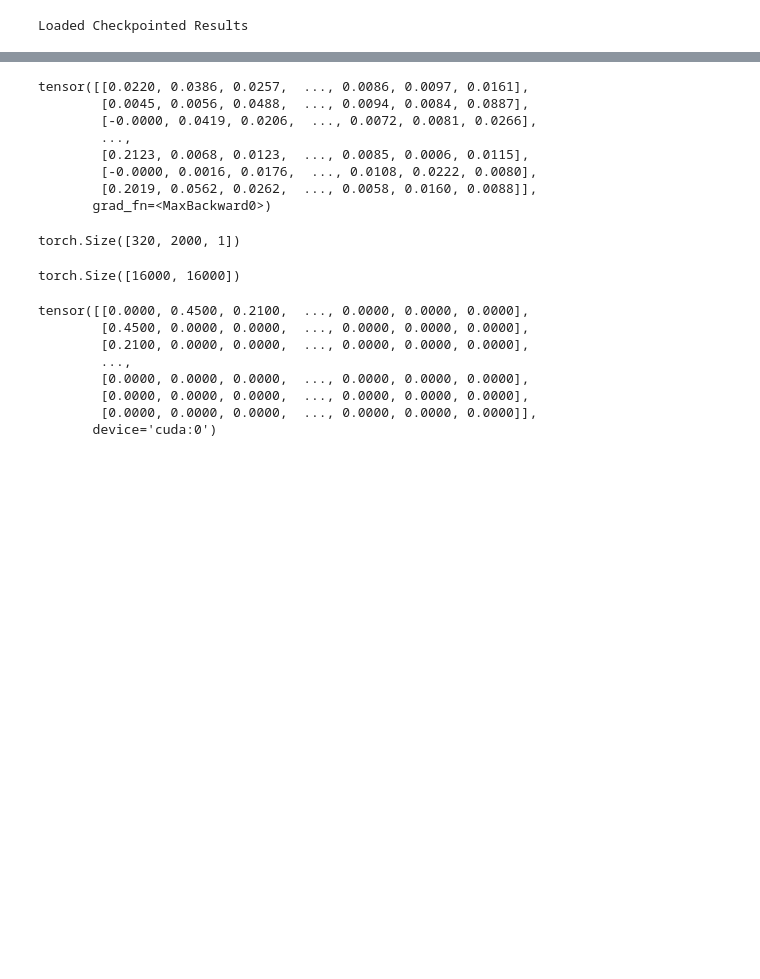
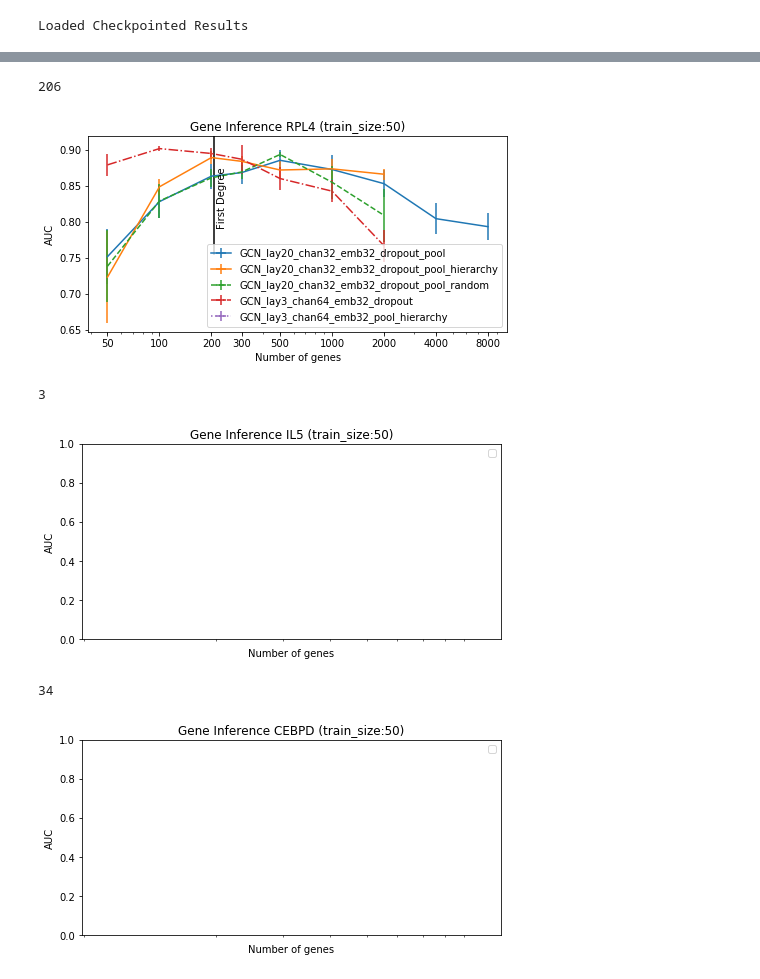
Before and after one commit to mila-iqia/gene-graph-conv, a Jupyter notebook: clustering-methods.ipynb, the cells around one changed output, grey strips where cells are left out. Cells and saved outputs as stored; diff of their text form; code cells hidden in the pictures; blank space fills up the shorter version.

```diff
--- a/clustering-methods.ipynb
+++ b/clustering-methods.ipynb
@@ -32,7 +31,7 @@ try:
     results = pickle.load(open(filename, "rb"), encoding='latin1')
     print("Loaded Checkpointed Results")
 except Exception as e:
-    results = pd.DataFrame(columns=['auc', 'gene', 'model', 'num_genes', 'seed', 'train_size'])
+    results = pd.DataFrame(columns=['auc', 'gene', 'model', 'num_genes', 'seed', 'train_size', 'time_elapsed'])
     print("Created a New Results Dictionary")
 # %% [output]
 Loaded Checkpointed Results
@@ -124,6 +120,7 @@ for row in todo:
 
     del model
     experiment["auc"] = auc
+    experiment["time_elapsed"] = str(time.time() - start_time)
     results = record_result(results, experiment, filename)
     print("time elapsed for genes: " +str(num_genes) + " : " + str(time.time() - start_time))
 # %% [output]
@@ -148,30 +165,0 @@ KeyboardInterrupt:
-# %%
-row = todo[0]
-print(row)
-start_time = time.time()
-gene = row["gene"]
-model_name = row["model"]
-seed = row["seed"]
-num_genes = 2000
-train_size = row["train_size"]
-
-model = [x for x in model_list if x.name == model_name][0]
-
-experiment = {
-    "gene": gene,
-    "model": model.name,
-    "num_genes": num_genes,
-    "train_size": train_size,
-    "seed": seed,
-}
-
-dataset.labels = dataset.df[gene].where(dataset.df[gene] > 0).notnull().astype("int")
-X_train, X_test, y_train, y_test = sklearn.model_selection.train_test_split(dataset.df, dataset.labels, stratify=dataset.labels, train_size=train_size, test_size=test_size, random_state=seed)
-
-neighbors = gene_graph.bfs_sample_neighbors(gene, num_genes)
-
-X_train = X_train[list(neighbors.nodes)].copy()
-X_test = X_test[list(neighbors.nodes)].copy()
-X_train[gene] = 1
-X_test[gene] = 1
-adj = np.asarray(nx.to_numpy_matrix(neighbors))
@@ -219,33 +166,3 @@ tensor([[0.0490, 0.0281, 0.0000,  ..., 0.4717, 0.0000, 0.4486],
-# %%
-(x.view(-1, x.size(-1), 1).cpu() * adj.cpu()).max(dim=1)[0]
-# %% [output]
-tensor([[0.0220, 0.0386, 0.0257,  ..., 0.0086, 0.0097, 0.0161],
-        [0.0045, 0.0056, 0.0488,  ..., 0.0094, 0.0084, 0.0887],
-        [-0.0000, 0.0419, 0.0206,  ..., 0.0072, 0.0081, 0.0266],
-        ...,
-        [0.2123, 0.0068, 0.0123,  ..., 0.0085, 0.0006, 0.0115],
-        [-0.0000, 0.0016, 0.0176,  ..., 0.0108, 0.0222, 0.0080],
-        [0.2019, 0.0562, 0.0262,  ..., 0.0058, 0.0160, 0.0088]],
-       grad_fn=<MaxBackward0>)
-# %%
-x.view(-1, x.size(-1), 1).cpu().shape
-# %% [output]
-torch.Size([320, 2000, 1])
-# %%
-adj.shape
-# %% [output]
-torch.Size([16000, 16000])
-# %%
-adj
-# %% [output]
-tensor([[0.0000, 0.4500, 0.2100,  ..., 0.0000, 0.0000, 0.0000],
-        [0.4500, 0.0000, 0.0000,  ..., 0.0000, 0.0000, 0.0000],
-        [0.2100, 0.0000, 0.0000,  ..., 0.0000, 0.0000, 0.0000],
-        ...,
-        [0.0000, 0.0000, 0.0000,  ..., 0.0000, 0.0000, 0.0000],
-        [0.0000, 0.0000, 0.0000,  ..., 0.0000, 0.0000, 0.0000],
-        [0.0000, 0.0000, 0.0000,  ..., 0.0000, 0.0000, 0.0000]],
-       device='cuda:0')
 # %%
 
 for plot_gene in search_genes:
@@ -257,37 +174,45 @@ for plot_gene in search_genes:
     subset = results[(results.train_size==plot_train_size) &
                       (results.gene==plot_gene) &
                       (results.num_genes!=400) &
+                      (results.model != "GCN_lay3_chan64_emb32") &
                       (results.num_genes> 0)]
 
 
     q = subset.groupby(['model','num_genes'])['auc']
 
     todo = list(subset["model"].unique())
     linestyles = ['-', '-', '--', '-.', ':']
     for ls, model in enumerate(sorted(todo)):
         index = list(q.mean()[model].index)
         mean = q.mean()[model]
         stderr = q.std()[model]/np.sqrt(q.count()[model])
         displayname = model.replace("CGN","GCN")
         displayname = displayname.replace("SLR", "SNLR")
-        plt.errorbar(index, mean,label=displayname, xerr=0, yerr=stderr, ls=linestyles[ls])
+        plt.errorbar(index, mean, label=displayname, xerr=0, yerr=stderr, ls=linestyles[ls])
 
     plt.title("Gene Inference " + plot_gene + " (train_size:" + str(plot_train_size) +")")
     plt.ylabel("AUC")
     plt.xlabel("Number of genes")
     plt.xscale("log")
     plt.xticks(sorted(subset["num_genes"].unique()))
     formatter = matplotlib.ticker.ScalarFormatter()
     plt.gca().xaxis.set_major_formatter(formatter)
 
     plt.legend();
     fd = len(list(gene_graph.nx_graph.neighbors(plot_gene)))
-    print fd
+    print(fd)
     if fd > 50:
         plt.axvline(fd, ymin=0.4, ymax=1.0, c="black")
         c = plt.ylim()
         plt.text(fd*1.05,c[1]-((c[1]-c[0])*0.2),'First Degree',rotation=90)
 
 
     plt.savefig("experiments/results/sgi-" + plot_gene + "-" + "train" + str(plot_train_size) + ".png", bbox_inches='tight')
     plt.show()
+# %% [output]
+206
+[figure, added]
+3
+[figure, added]
+34
+[figure, added]
```
Also changed, not shown: parts of 12 cells of this notebook.
